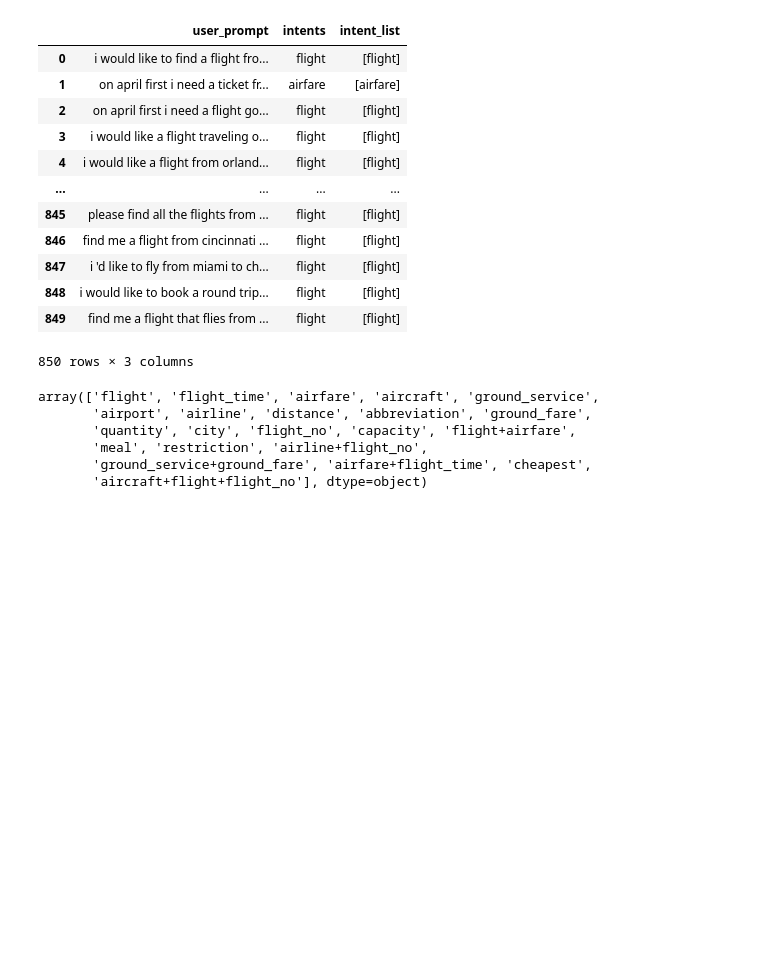
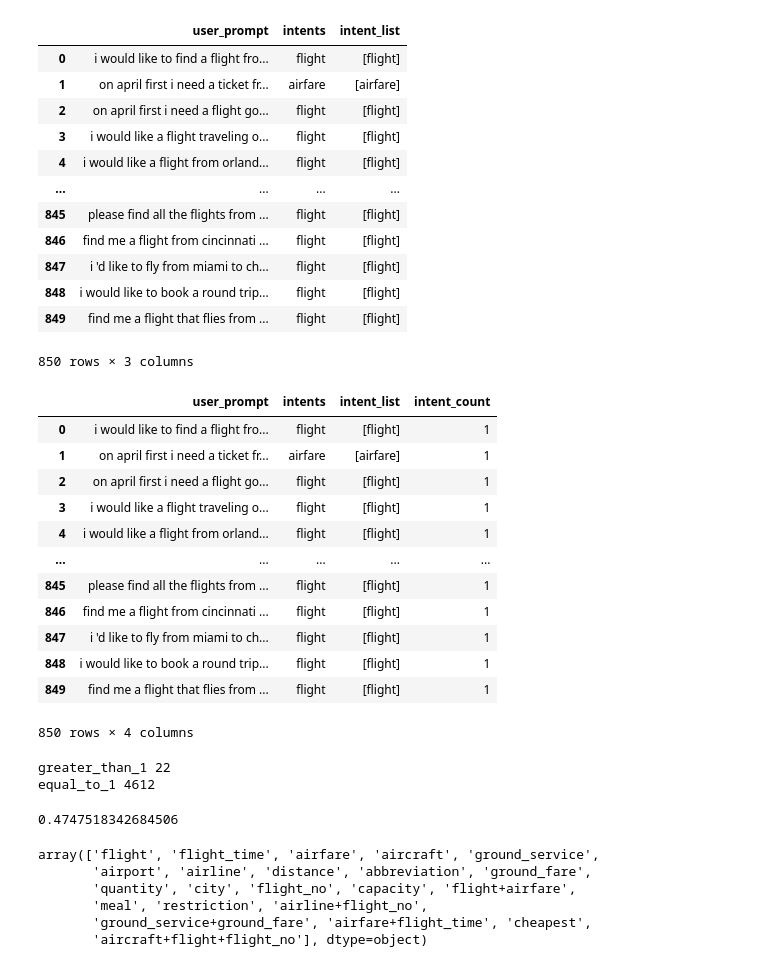
Before and after one commit to LefterisKyriazanos/intent-classifier-service, a Jupyter notebook: notebooks/data_exploration.ipynb, the cells around one changed output. Saved outputs shown, nothing was run; the diff lists cells and outputs as text; code cells hidden in the pictures; blank space fills up the shorter version.

```diff
--- a/notebooks/data_exploration.ipynb
+++ b/notebooks/data_exploration.ipynb
@@ -75,3 +75,38 @@ test_ds
 | 848 | i would like to book a round trip... | flight | [flight] |
 | 849 | find me a flight that flies from ... | flight | [flight] |
 850 rows × 3 columns
+# %%
+# size of valid labels per prompt
+train_ds['intent_count'] = train_ds['intent_list'].apply(len)
+train_ds
+
+test_ds['intent_count'] = test_ds['intent_list'].apply(len)
+test_ds
+# %% [output]
+|  | user_prompt | intents | intent_list | intent_count |
+| 0 | i would like to find a flight fro... | flight | [flight] | 1 |
+| 1 | on april first i need a ticket fr... | airfare | [airfare] | 1 |
+| 2 | on april first i need a flight go... | flight | [flight] | 1 |
+| 3 | i would like a flight traveling o... | flight | [flight] | 1 |
+| 4 | i would like a flight from orland... | flight | [flight] | 1 |
+| ... | ... | ... | ... | ... |
+| 845 | please find all the flights from ... | flight | [flight] | 1 |
+| 846 | find me a flight from cincinnati ... | flight | [flight] | 1 |
+| 847 | i 'd like to fly from miami to ch... | flight | [flight] | 1 |
+| 848 | i would like to book a round trip... | flight | [flight] | 1 |
+| 849 | find me a flight that flies from ... | flight | [flight] | 1 |
+850 rows × 4 columns
+# %%
+# Splitting the data into two categories: lengths greater than 1 and equal to 1
+greater_than_1 = train_ds[train_ds['intent_count'] > 1].shape[0]
+equal_to_1 = train_ds[train_ds['intent_count'] == 1]['intent_count'].shape[0]
+print('greater_than_1', greater_than_1)
+print('equal_to_1', equal_to_1)
+# %% [output]
+greater_than_1 22
+equal_to_1 4612
+# %%
+# % prc of multiple label training data
+(greater_than_1  / (greater_than_1+equal_to_1)) * 100
+# %% [output]
+0.4747518342684506
```
Also changed, not shown: parts of 8 cells of this notebook, 1 other file.
